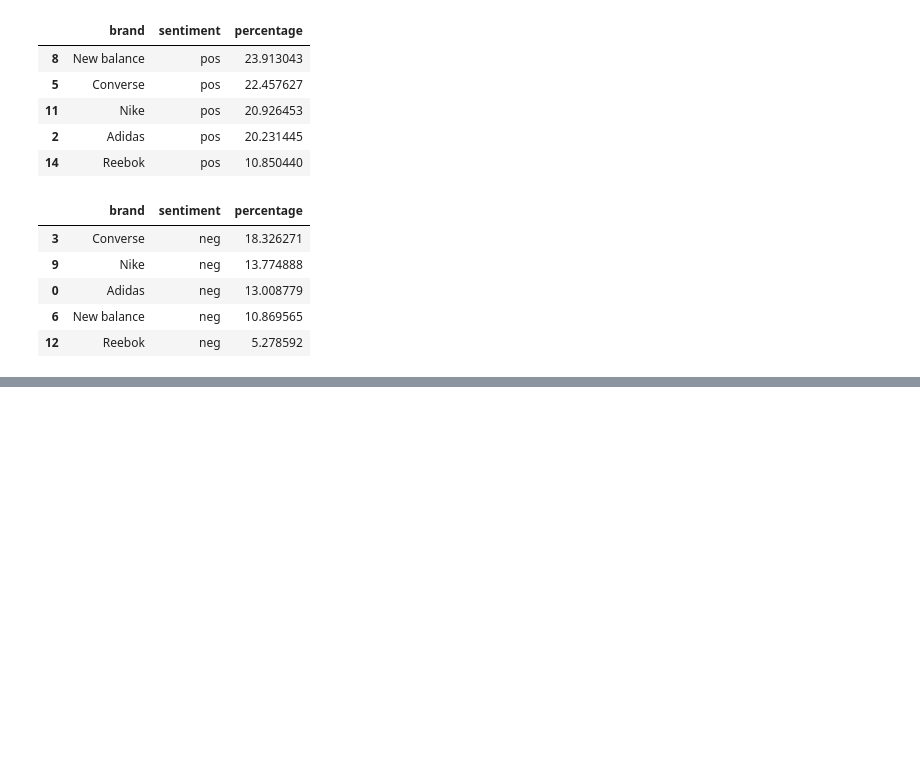
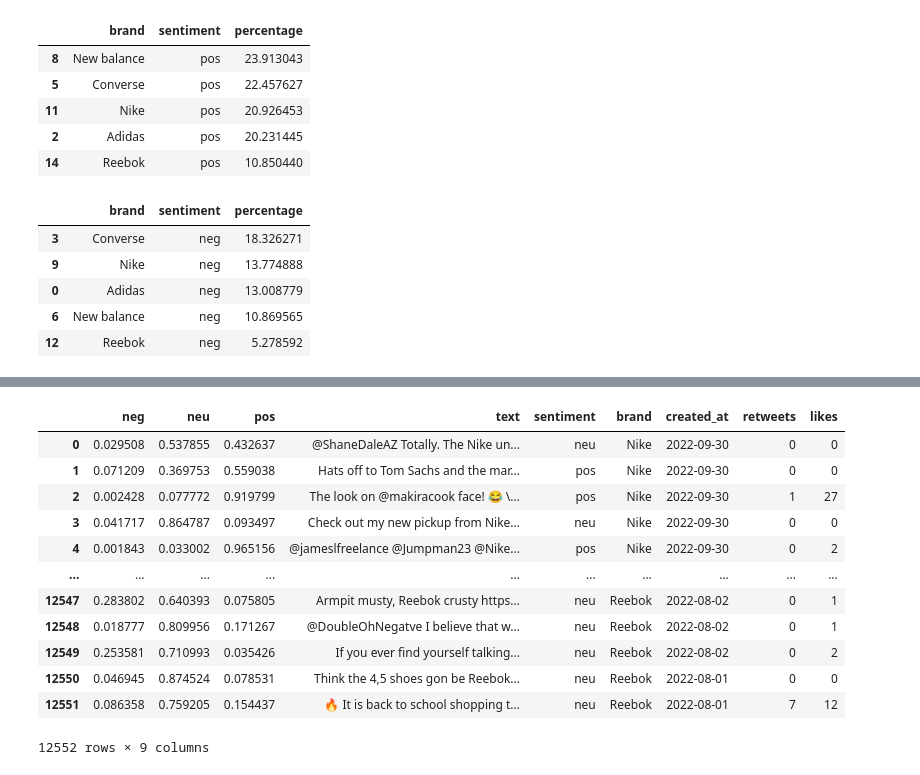
Before and after one commit to HuanSunGo/Quantilope_Core, a Jupyter notebook: src/tweet_analysis/twitter_huan/sentiment_kpi.ipynb, the cells around one changed output, grey strips where cells are left out. Cells and saved outputs as stored; diff of their text form; code cells hidden in the pictures; blank space fills up the shorter version.

```diff
--- a/src/tweet_analysis/twitter_huan/sentiment_kpi.ipynb
+++ b/src/tweet_analysis/twitter_huan/sentiment_kpi.ipynb
@@ -113,0 +138,22 @@ brand_sentiment[brand_sentiment['sentiment'] == 'neg'].sort_values(by = 'percent
+# %%
+# merge the three columns back to the df
+df_time = df.merge(time, how = 'inner', on= 'text')
+
+# only keep the date
+df_time['created_at']= pd.to_datetime(df_time['created_at']).dt.date
+
+df_time
+# %% [output]
+|  | neg | neu | pos | text | sentiment | brand | created_at | retweets | likes |
+| 0 | 0.029508 | 0.537855 | 0.432637 | @ShaneDaleAZ Totally. The Nike un... | neu | Nike | 2022-09-30 | 0 | 0 |
+| 1 | 0.071209 | 0.369753 | 0.559038 | Hats off to Tom Sachs and the mar... | pos | Nike | 2022-09-30 | 0 | 0 |
+| 2 | 0.002428 | 0.077772 | 0.919799 | The look on @makiracook face! 😂 \... | pos | Nike | 2022-09-30 | 1 | 27 |
+| 3 | 0.041717 | 0.864787 | 0.093497 | Check out my new pickup from Nike... | neu | Nike | 2022-09-30 | 0 | 0 |
+| 4 | 0.001843 | 0.033002 | 0.965156 | @jameslfreelance @Jumpman23 @Nike... | pos | Nike | 2022-09-30 | 0 | 2 |
+| ... | ... | ... | ... | ... | ... | ... | ... | ... | ... |
+| 12547 | 0.283802 | 0.640393 | 0.075805 | Armpit musty, Reebok crusty https... | neu | Reebok | 2022-08-02 | 0 | 1 |
+| 12548 | 0.018777 | 0.809956 | 0.171267 | @DoubleOhNegatve I believe that w... | neu | Reebok | 2022-08-02 | 0 | 1 |
+| 12549 | 0.253581 | 0.710993 | 0.035426 | If you ever find yourself talking... | neu | Reebok | 2022-08-02 | 0 | 2 |
+| 12550 | 0.046945 | 0.874524 | 0.078531 | Think the 4,5 shoes gon be Reebok... | neu | Reebok | 2022-08-01 | 0 | 0 |
+| 12551 | 0.086358 | 0.759205 | 0.154437 | 🔥 It is back to school shopping t... | neu | Reebok | 2022-08-01 | 7 | 12 |
+12552 rows × 9 columns
```
Also changed, not shown: parts of 8 cells of this notebook.
